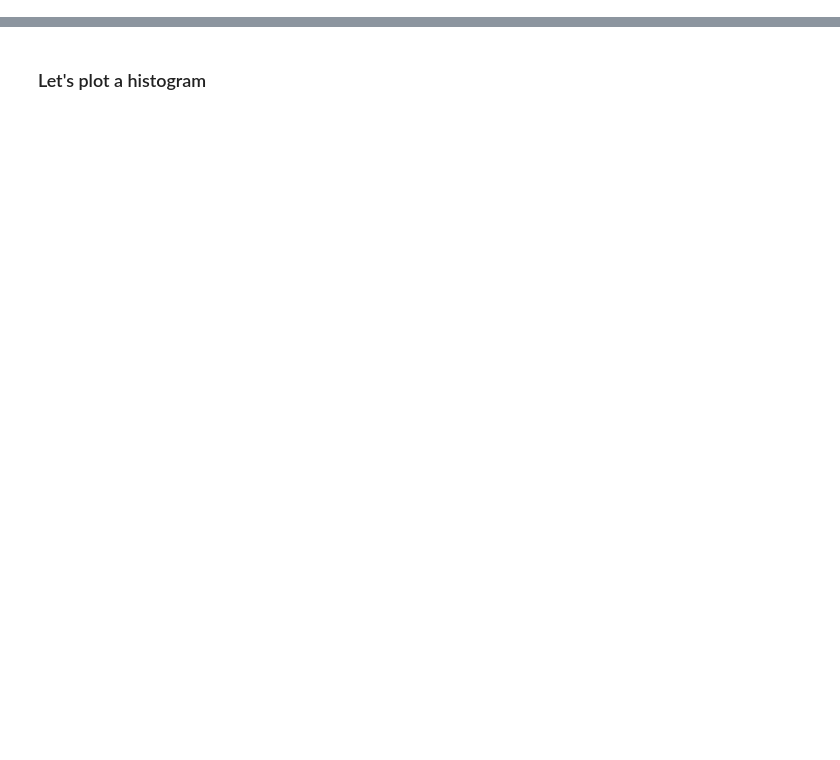
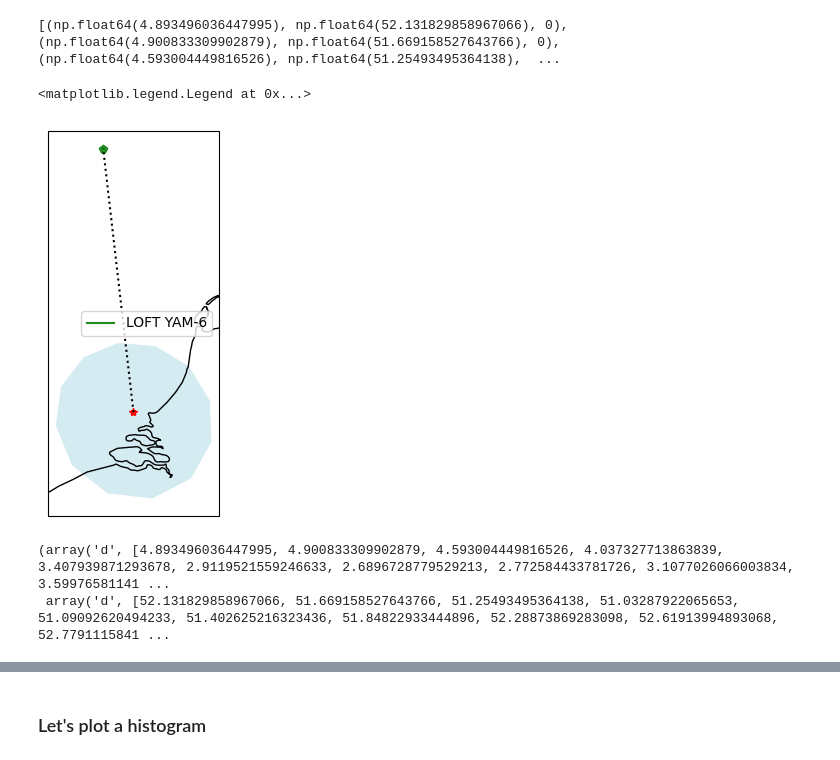
Before and after one commit to seakers/federated-scheduling, a Jupyter notebook: FAME-msa-geometry.ipynb, the cells around one changed output, grey strips where cells are left out. Saved outputs shown, nothing was run; the diff lists cells and outputs as text; code cells hidden in the pictures; blank space fills up the shorter version.

```diff
--- a/FAME-msa-geometry.ipynb
+++ b/FAME-msa-geometry.ipynb
@@ -196,0 +332,80 @@ ground_stations = [
+# %%
+# LOFT YAM-6 at Feb 14, 1:39
+
+_time = dt.datetime(2026,2,14,1,39,0)
+satellite = loft_satellites[0]
+
+ground_footprint_llas = spacecraft_fov(_time, satellite, "RGB", Rotterdam)
+print(ground_footprint_llas)
+
+ground_footprint_poly = Polygon([(_lla[0], _lla[1]) for _lla in ground_footprint_llas])
+# %% [output]
+[(np.float64(4.893496036447995), np.float64(52.131829858967066), 0), (np.float64(4.900833309902879), np.float64(51.669158527643766), 0), (np.float64(4.593004449816526), np.float64(51.25493495364138),  ...
+# %%
+figglobal = plt.figure(figsize=(10,5))
+axglobal = figglobal.add_subplot(1,1,1, projection=ccrs.Robinson())
+# axglobal.set_global()
+axglobal.coastlines()
+
+# fig = plt.figure(figsize=(int(np.ceil(3*request_number/10)), 3*10))
+
+
+# ax = fig.add_subplot(10, int(np.ceil(request_number/10)), request_counter, projection=ccrs.Robinson())
+# ax.coastlines()
+
+# request location
+# ax.plot(float(orequest.lon_deg), float(orequest.lat_deg), '*r', transform=ccrs.PlateCarree(), )
+# ground_station = ground_station_dict[gs]
+axglobal.plot(float(Rotterdam.lon_deg), float(Rotterdam.lat_deg), '*r', transform=ccrs.PlateCarree(), )
+
+# Where is the satellite?
+
+# _dt = dt.timedelta(seconds=stride_s)
+time_steps_for_plotting = [_time,]
+
+_orbit = satellite.orbit
+_llas = [_orbit.get_lonlatalt(t) for t in time_steps_for_plotting]
+# ax.plot([lla[0] for lla in _llas],[lla[1] for lla in _llas],transform=ccrs.Geodetic())
+axglobal.plot([lla[0] for lla in _llas],[lla[1] for lla in _llas],transform=ccrs.Geodetic(), label=satellite.name, color=satcolor[satellite.name])
+
+axglobal.plot(_llas[0][0],_llas[0][1], transform=ccrs.Geodetic(), color=satcolor[satellite.name], marker=satmarker[satellite.name])
+axglobal.plot(_llas[-1][0],_llas[-1][1], transform=ccrs.Geodetic(), color=satcolor[satellite.name], marker=satmarker[satellite.name])
+
+# Where is the satellite looking?
+_highest_lla = _llas[0]
+axglobal.plot(
+    [float(Rotterdam.lon_deg), _highest_lla[0]],
+    [float(Rotterdam.lat_deg), _highest_lla[1]],
+    ':k',
+    transform=ccrs.Geodetic()
+)
+
+# ax.plot(
+#     [float(orequest.lon_deg), _highest_lla[0]],
+#     [float(orequest.lat_deg), _highest_lla[1]],
+#     ':k',
+#     transform=ccrs.Geodetic()
+# )
+
+# request_counter += 1
+fpx, fpy = ground_footprint_poly.exterior.xy
+# for _ix in range(len(fpx)):
+    # print("Printing {}".format(_ix))
+# axglobal.plot(fpx, fpy, linewidth=3, solid_capstyle='round', label='Footprint', transform=ccrs.Geodetic())
+
+axglobal.add_patch(patch_from_polygon(ground_footprint_poly, fc='lightblue', ec='none', alpha=0.5, transform=ccrs.Geodetic()))
+
+_plot_offset_deg = 20
+axes_extents = (float(Rotterdam.lon_deg)-_plot_offset_deg, float(Rotterdam.lon_deg)+_plot_offset_deg, float(Rotterdam.lat_deg)-_plot_offset_deg, float(Rotterdam.lat_deg)+_plot_offset_deg)
+# axglobal.set_extent(axes_extents, crs=ccrs.PlateCarree())
+
+
+axglobal.legend()
+# %% [output]
+<matplotlib.legend.Legend at 0x...>
+[figure, added]
+# %%
+ground_footprint_poly.exterior.xy
+# %% [output]
+(array('d', [4.893496036447995, 4.900833309902879, 4.593004449816526, 4.037327713863839, 3.407939871293678, 2.9119521559246633, 2.6896728779529213, 2.772584433781726, 3.1077026066003834, 3.59976581141 ...
+ array('d', [52.131829858967066, 51.669158527643766, 51.25493495364138, 51.03287922065653, 51.09092620494233, 51.402625216323436, 51.84822933444896, 52.28873869283098, 52.61913994893068, 52.7791115841 ...
```
Also changed, not shown: parts of 9 cells of this notebook, 4 other files.
